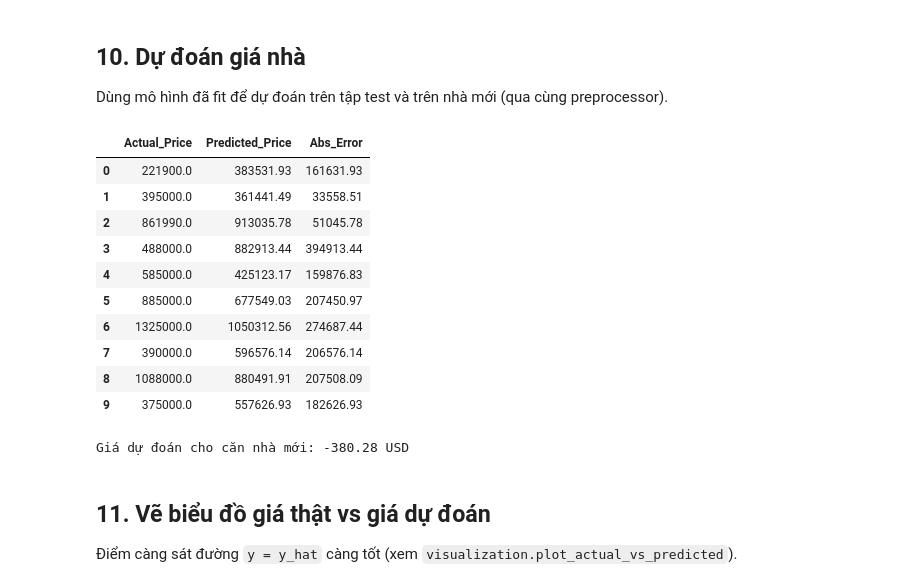
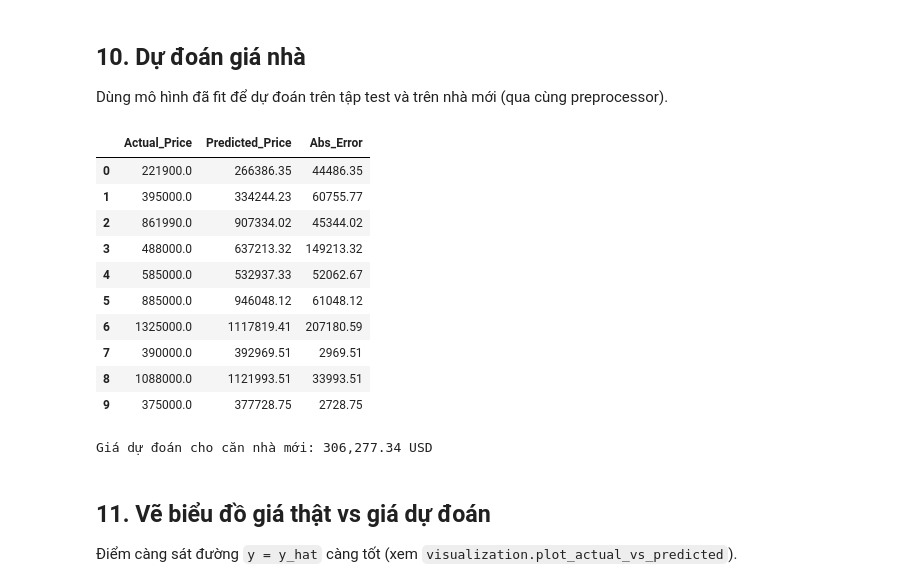
Before and after one commit to ThanhHuyMLE/Project_MachineLearning_Group5, a Jupyter notebook: notebooks/practice_04_mlp_regression.ipynb, the cells around one changed output. Cells and saved outputs as stored; diff of their text form; code cells hidden in the pictures.

```diff
--- a/notebooks/practice_04_mlp_regression.ipynb
+++ b/notebooks/practice_04_mlp_regression.ipynb
@@ -583,24 +588,11 @@ Val   -> MSE: 49,710,016,546.42 | MAE: 149,305.61
 
 Tính MSE, RMSE, MAE, R2 trên tập test (không dùng test để chọn mô hình).
 # %%
-import pandas as pd
-from sklearn.metrics import r2_score
-
-y_test_pred = mlp_model.predict(X_test)
+y_test_pred = mlp_model.predict(X_test_prep)
 y_test_true = np.asarray(y_test, dtype=float).ravel()
 
-mse_test = mean_squared_error(y_test_true, y_test_pred)
-rmse_test = np.sqrt(mse_test)
-mae_test = mean_absolute_error(y_test_true, y_test_pred)
-r2_test = r2_score(y_test_true, y_test_pred)
-
-mlp_test_metrics = pd.DataFrame([{
-    "Model": "MLPRegressorModel",
-    "MSE": mse_test,
-    "RMSE": rmse_test,
-    "MAE": mae_test,
-    "R2": r2_test,
-}])
+mlp_metrics = regression_metrics(y_test_true, y_test_pred)
+mlp_test_metrics = pd.DataFrame([{"Model": "MLP Regression", **mlp_metrics}])
 
 display(mlp_test_metrics.round(4))
 # %% [output]
@@ -611,54 +603,54 @@ display(mlp_test_metrics.round(4))
 
 Dùng mô hình đã fit để dự đoán trên tập test và trên nhà mới (qua cùng preprocessor).
 # %%
-import numpy as np
-import pandas as pd
-
 # 1. Dự đoán trên tập test và đối chiếu 10 mẫu đầu
-pred_df = pd.DataFrame({
-    "Actual_Price": y_test_true[:10],
-    "Predicted_Price": y_test_pred[:10],
-    "Abs_Error": np.abs(y_test_true[:10] - y_test_pred[:10]),
-})
+pred_df = pd.DataFrame(
+    {
+        "Actual_Price": y_test_true[:10],
+        "Predicted_Price": y_test_pred[:10],
+        "Abs_Error": np.abs(y_test_true[:10] - y_test_pred[:10]),
+    }
+)
 display(pred_df.round(2))
 
-# 2. Tạo dữ liệu cho 1 căn nhà mới và đưa qua preprocessor
+# 2. Tạo dữ liệu cho 1 căn nhà mới và đưa qua cùng preprocessor (88 cột)
 sample_house = raw.iloc[[0]].copy()
 sample_house["sqft_living"] = 2200
 sample_house["bedrooms"] = 3
 sample_house["bathrooms"] = 2.5
 sample_house["grade"] = 8
 
 sale_year = pd.to_datetime(sample_house["date"]).dt.year
 sample_house["house_age"] = (sale_year - sample_house["yr_built"]).clip(lower=0)
-sample_house["was_renovated"] = (sample_house["yr_renovated"] > 0).astype(int)
-sample_house["sqft_per_bedroom"] = sample_house["sqft_living"] / sample_house["bedrooms"].clip(lower=1)
+sample_house["was_renovated"] = (
+    (sample_house["yr_renovated"] > 0) & (sample_house["yr_renovated"] <= sale_year)
+).astype(int)
+sample_house["sqft_per_bedroom"] = sample_house["sqft_living"] / sample_house["bedrooms"].clip(
+    lower=1
+)
 
 if "preprocessor" in globals():
-    X_new_df = pd.DataFrame(preprocessor.transform(sample_house.drop(columns=["price", "id", "date"], errors="ignore")))
-    # Giữ đúng 19 cột đầu tiên khớp với kích thước đầu vào của mlp_model
-    X_new = X_new_df.iloc[:, :mlp_model._input_size].to_numpy(dtype=float)
+    X_new = preprocessor.transform(
+        sample_house.drop(columns=["price", "id", "date", "Unnamed: 0"], errors="ignore")
+    )
 else:
-    X_new = np.asarray(X_test[:1], dtype=float)
-
-# Xử lý phòng hờ nếu còn giá trị NaN
-X_new = np.nan_to_num(X_new, nan=0.0)
+    X_new = np.asarray(X_test_prep[:1], dtype=float)
 
 new_price = float(mlp_model.predict(X_new)[0])
 print(f"Giá dự đoán cho căn nhà mới: {new_price:,.2f} USD")
 # %% [output]
 |  | Actual_Price | Predicted_Price | Abs_Error |
-| 0 | 221900.0 | 383531.93 | 161631.93 |
-| 1 | 395000.0 | 361441.49 | 33558.51 |
-| 2 | 861990.0 | 913035.78 | 51045.78 |
-| 3 | 488000.0 | 882913.44 | 394913.44 |
-| 4 | 585000.0 | 425123.17 | 159876.83 |
-| 5 | 885000.0 | 677549.03 | 207450.97 |
-| 6 | 1325000.0 | 1050312.56 | 274687.44 |
-| 7 | 390000.0 | 596576.14 | 206576.14 |
-| 8 | 1088000.0 | 880491.91 | 207508.09 |
-| 9 | 375000.0 | 557626.93 | 182626.93 |
+| 0 | 221900.0 | 266386.35 | 44486.35 |
+| 1 | 395000.0 | 334244.23 | 60755.77 |
+| 2 | 861990.0 | 907334.02 | 45344.02 |
+| 3 | 488000.0 | 637213.32 | 149213.32 |
+| 4 | 585000.0 | 532937.33 | 52062.67 |
+| 5 | 885000.0 | 946048.12 | 61048.12 |
+| 6 | 1325000.0 | 1117819.41 | 207180.59 |
+| 7 | 390000.0 | 392969.51 | 2969.51 |
+| 8 | 1088000.0 | 1121993.51 | 33993.51 |
+| 9 | 375000.0 | 377728.75 | 2728.75 |
-Giá dự đoán cho căn nhà mới: -380.28 USD
+Giá dự đoán cho căn nhà mới: 306,277.34 USD
 # %% [markdown]
 ## 11. Vẽ biểu đồ giá thật vs giá dự đoán
 
```
Also changed, not shown: parts of 26 cells of this notebook, 31 other files.
